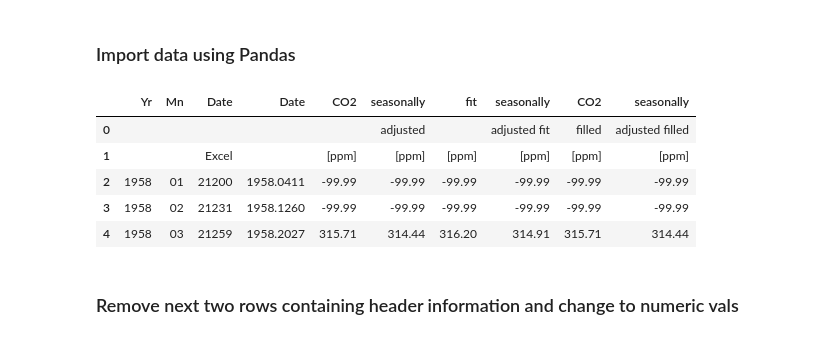
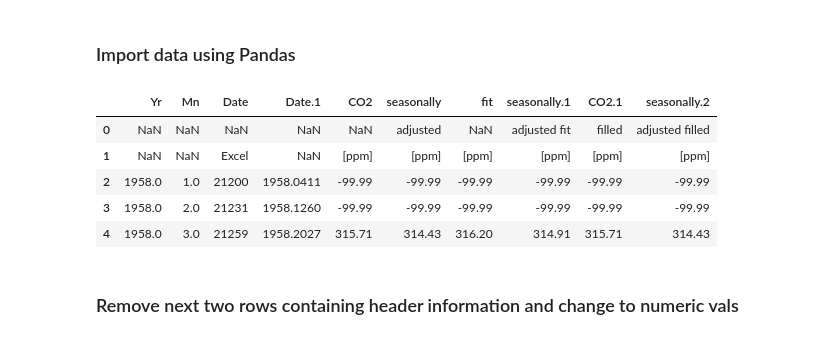
Before and after one commit to lmerchant/scrippsco2_notebooks, a Jupyter notebook: notebooks/plot_full_mlo_record.ipynb, the cells around one changed output. Saved outputs shown, nothing was run; the diff lists cells and outputs as text; code cells hidden in the pictures.

```diff
--- a/notebooks/plot_full_mlo_record.ipynb
+++ b/notebooks/plot_full_mlo_record.ipynb
@@ -44,17 +44,17 @@ png_file = plot_dir / 'mlo_record.png'
 # %%
 # https://scrippsco2.ucsd.edu gives invalid SSL certificate
 # This is fix to get around that
 ssl._create_default_https_context = ssl._create_unverified_context
 
 # Then can get data with pandas through url
-df = pd.read_csv(data_url,sep=',',comment='"')
+df = pd.read_csv(data_url, comment='"', skipinitialspace=True)
 df.head()
 # %% [output]
-|  | Yr | Mn | Date | Date | CO2 | seasonally | fit | seasonally | CO2 | seasonally |
-| 0 |  |  |  |  |  | adjusted |  | adjusted fit | filled | adjusted filled |
-| 1 |  |  | Excel |  | [ppm] | [ppm] | [ppm] | [ppm] | [ppm] | [ppm] |
-| 2 | 1958 | 01 | 21200 | 1958.0411 | -99.99 | -99.99 | -99.99 | -99.99 | -99.99 | -99.99 |
-| 3 | 1958 | 02 | 21231 | 1958.1260 | -99.99 | -99.99 | -99.99 | -99.99 | -99.99 | -99.99 |
-| 4 | 1958 | 03 | 21259 | 1958.2027 | 315.71 | 314.44 | 316.20 | 314.91 | 315.71 | 314.44 |
+|  | Yr | Mn | Date | Date.1 | CO2 | seasonally | fit | seasonally.1 | CO2.1 | seasonally.2 |
+| 0 | NaN | NaN | NaN | NaN | NaN | adjusted | NaN | adjusted fit | filled | adjusted filled |
+| 1 | NaN | NaN | Excel | NaN | [ppm] | [ppm] | [ppm] | [ppm] | [ppm] | [ppm] |
+| 2 | 1958.0 | 1.0 | 21200 | 1958.0411 | -99.99 | -99.99 | -99.99 | -99.99 | -99.99 | -99.99 |
+| 3 | 1958.0 | 2.0 | 21231 | 1958.1260 | -99.99 | -99.99 | -99.99 | -99.99 | -99.99 | -99.99 |
+| 4 | 1958.0 | 3.0 | 21259 | 1958.2027 | 315.71 | 314.43 | 316.20 | 314.91 | 315.71 | 314.43 |
 # %% [markdown]
 ### Remove next two rows containing header information and change to numeric vals
```
Also changed, not shown: parts of 2 cells of this notebook.
